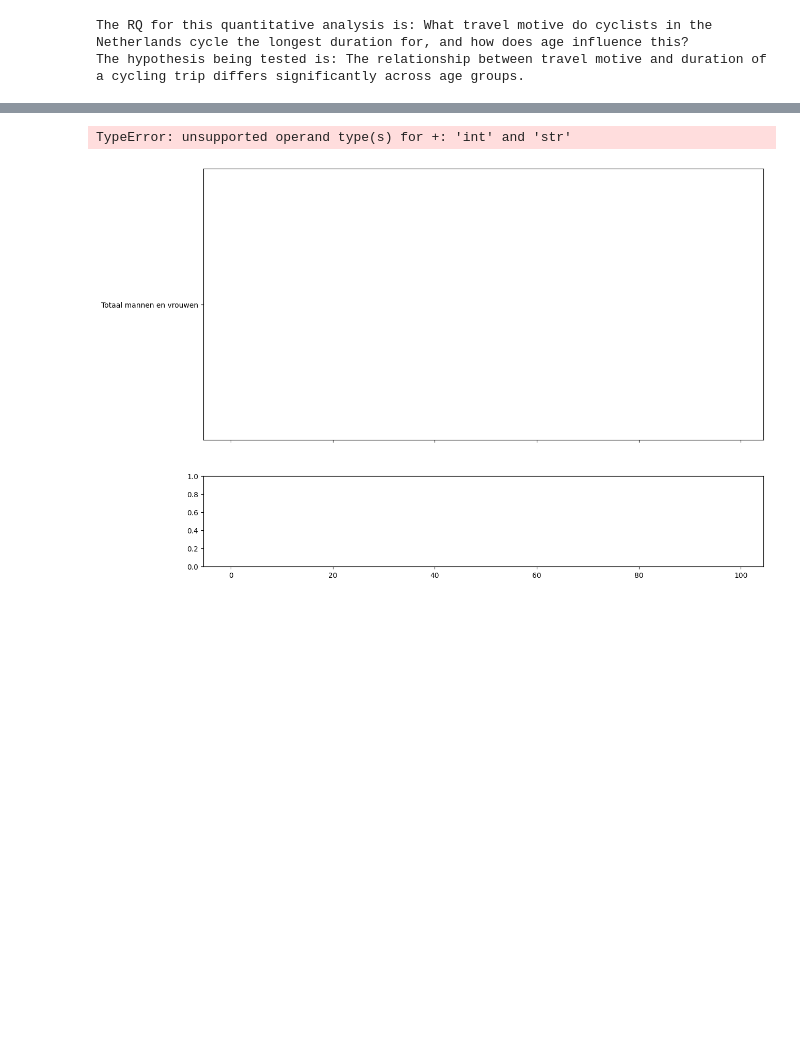
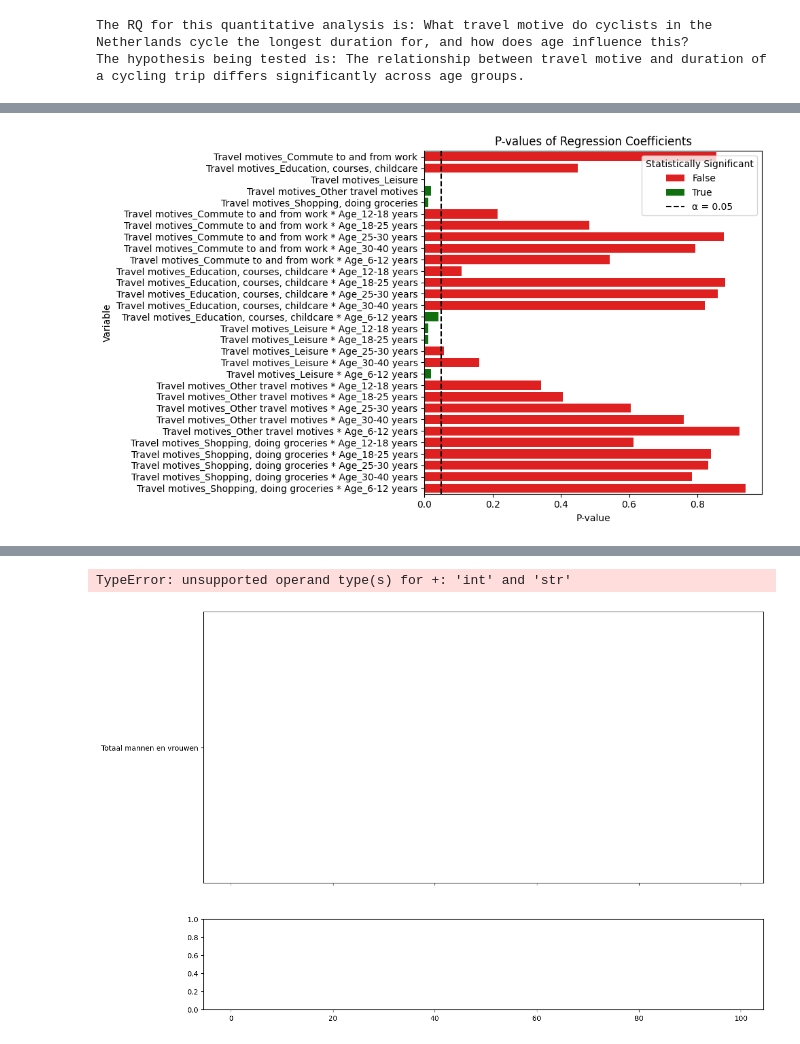
Before and after one commit to Angel-1213/six4change-quant-data, a Jupyter notebook: data analysis/Linear-regression2.ipynb, the cells around one changed output, grey strips where cells are left out. Cells and saved outputs as stored; diff of their text form; code cells hidden in the pictures; blank space fills up the shorter version.

```diff
--- a/data analysis/Linear-regression2.ipynb
+++ b/data analysis/Linear-regression2.ipynb
@@ -121,0 +353,15 @@ dtype: float64
+# %%
+# 3. LINEAR REGRESSION
+def linear_regression(data, y, X):
+    # Define predictors (all one-hot columns starting with 'Travel motives_')
+    X = data.filter(like=X)
+
+    # Define response variable
+    y = data[y]
+
+    # Add constant to the model (for intercept)
+    X = sm.add_constant(X)
+
+    # Fit the model
+    model = sm.OLS(y, X).fit()
+    return model
@@ -121,0 +425,26 @@ dtype: float64
+# %%
+import matplotlib.pyplot as plt
+import seaborn as sns
+
+def plot_pvalues(model, significance_level=0.05):
+    # Get p-values and coefficients
+    pvals = model.pvalues[1:]  # Exclude the constant
+    coefs = model.params[1:]
+
+    # Convert to DataFrame for plotting
+    df_pvals = pd.DataFrame({
+        'Variable': pvals.index,
+        'P-value': pvals.values,
+        'Coefficient': coefs.values,
+        'Significant': pvals.values < significance_level
+    })
+
+    # Plot
+    plt.figure(figsize=(10, 6))
+    sns.barplot(data=df_pvals, y='Variable', x='P-value', hue='Significant', dodge=False, palette={True: 'green', False: 'red'})
+    plt.axvline(significance_level, color='black', linestyle='--', label=f'α = {significance_level}')
+    plt.xlabel('P-value')
+    plt.title('P-values of Regression Coefficients')
+    plt.legend(title='Statistically Significant')
+    plt.tight_layout()
+    plt.show()
@@ -122,3 +771,7 @@ dtype: float64
+# %%
+plot_pvalues(model)
+# %% [output]
+[figure, added]
 # %%
 # 1. Select interaction columns
 interaction_cols = [col for col in travel_one_hot.columns if '*' in col]
```
Also changed, not shown: parts of 26 cells of this notebook, 24 other files.
